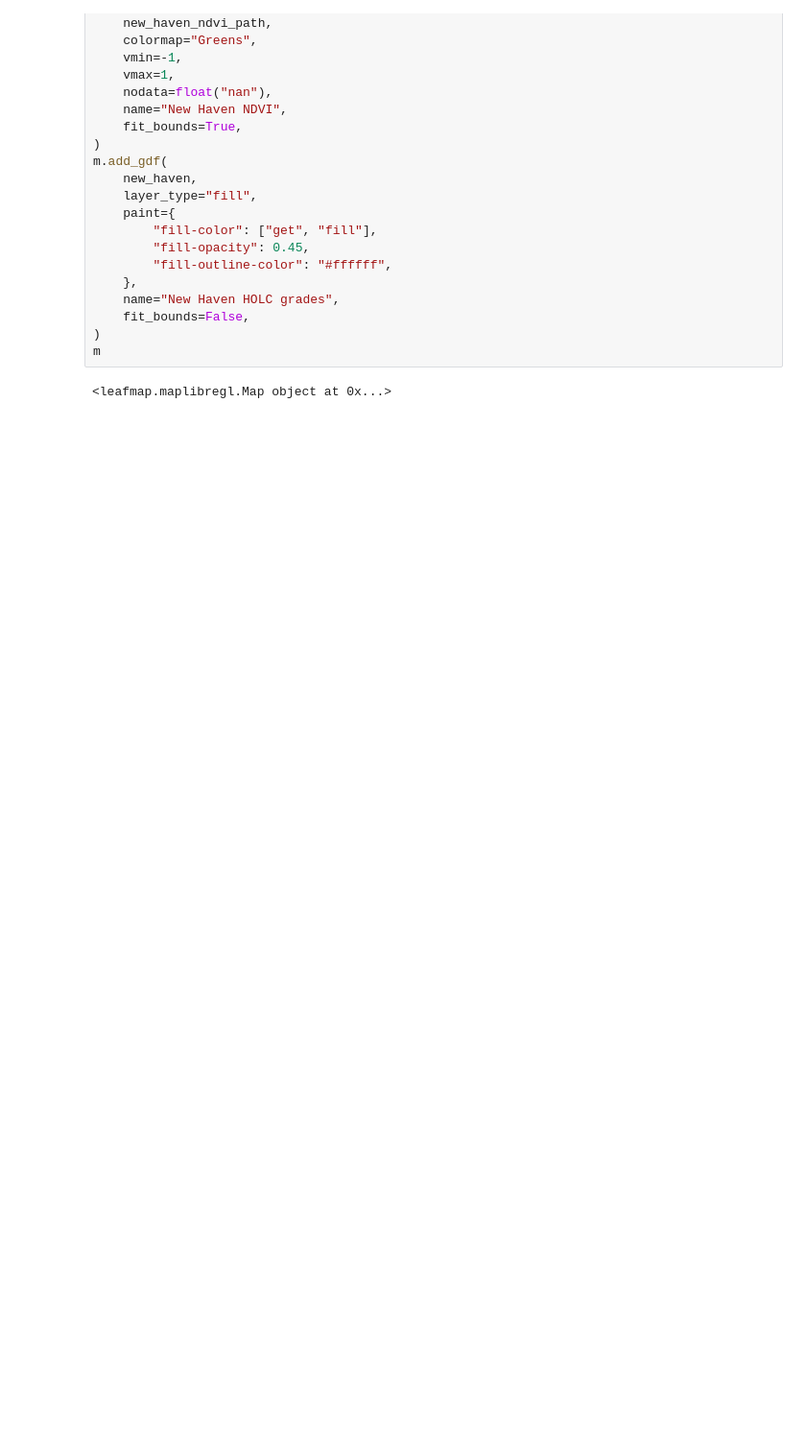
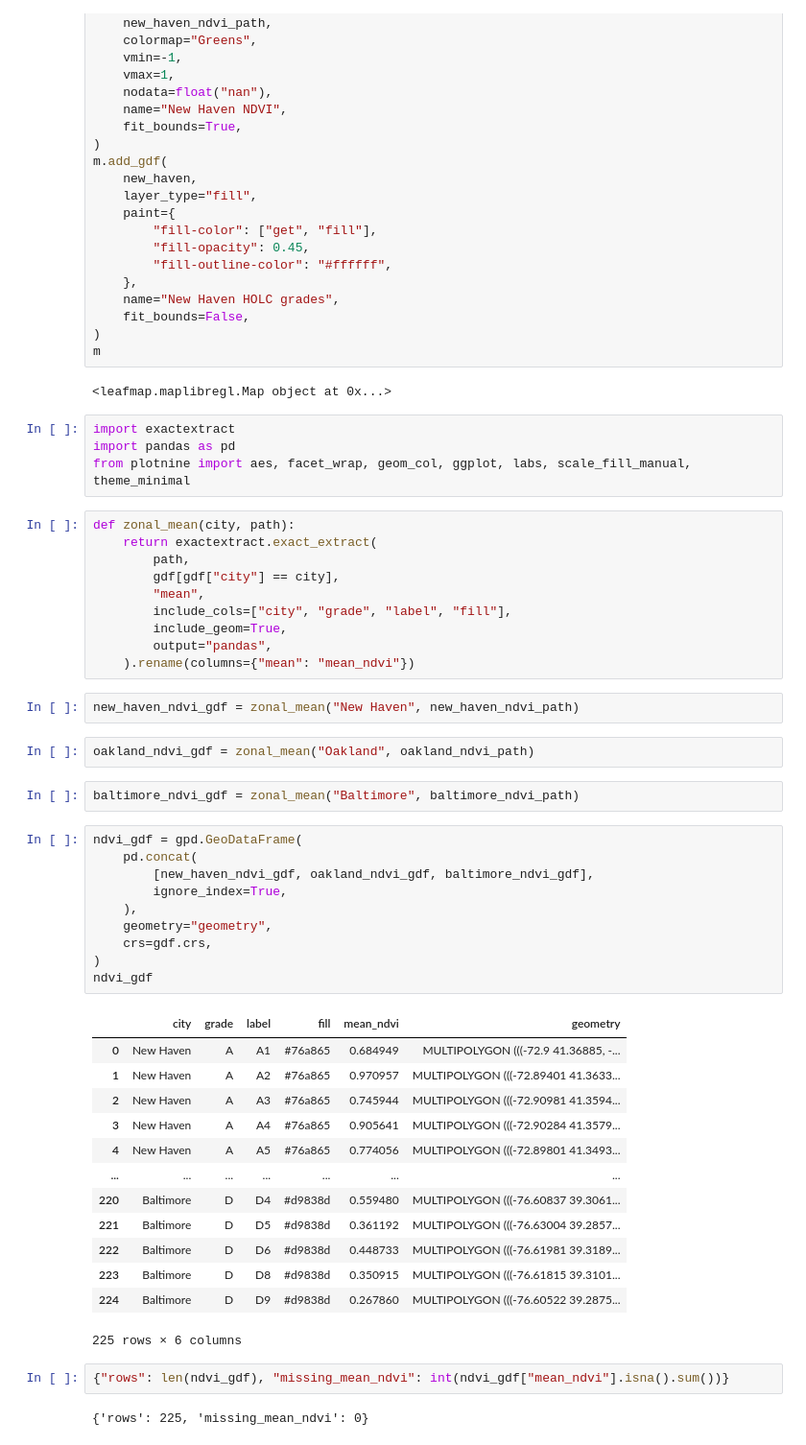
Before and after one commit to nureas-blip/Spatial-Repo, a Jupyter notebook: notebook.ipynb, the cells around one changed output. Shown at 96% size. Drawn from its saved outputs; the diff is of its cells as text; blank space fills up the shorter version.

```diff
--- a/notebook.ipynb
+++ b/notebook.ipynb
@@ -375,3 +376,51 @@ m.add_gdf(
 m
 # %% [output]
 <leafmap.maplibregl.Map object at 0x...>
+# %%
+import exactextract
+import pandas as pd
+from plotnine import aes, facet_wrap, geom_col, ggplot, labs, scale_fill_manual, theme_minimal
+# %%
+def zonal_mean(city, path):
+    return exactextract.exact_extract(
+        path,
+        gdf[gdf["city"] == city],
+        "mean",
+        include_cols=["city", "grade", "label", "fill"],
+        include_geom=True,
+        output="pandas",
+    ).rename(columns={"mean": "mean_ndvi"})
+# %%
+new_haven_ndvi_gdf = zonal_mean("New Haven", new_haven_ndvi_path)
+# %%
+oakland_ndvi_gdf = zonal_mean("Oakland", oakland_ndvi_path)
+# %%
+baltimore_ndvi_gdf = zonal_mean("Baltimore", baltimore_ndvi_path)
+# %%
+ndvi_gdf = gpd.GeoDataFrame(
+    pd.concat(
+        [new_haven_ndvi_gdf, oakland_ndvi_gdf, baltimore_ndvi_gdf],
+        ignore_index=True,
+    ),
+    geometry="geometry",
+    crs=gdf.crs,
+)
+ndvi_gdf
+# %% [output]
+|  | city | grade | label | fill | mean_ndvi | geometry |
+| 0 | New Haven | A | A1 | #76a865 | 0.684949 | MULTIPOLYGON (((-72.9 41.36885, -... |
+| 1 | New Haven | A | A2 | #76a865 | 0.970957 | MULTIPOLYGON (((-72.89401 41.3633... |
+| 2 | New Haven | A | A3 | #76a865 | 0.745944 | MULTIPOLYGON (((-72.90981 41.3594... |
+| 3 | New Haven | A | A4 | #76a865 | 0.905641 | MULTIPOLYGON (((-72.90284 41.3579... |
+| 4 | New Haven | A | A5 | #76a865 | 0.774056 | MULTIPOLYGON (((-72.89801 41.3493... |
+| ... | ... | ... | ... | ... | ... | ... |
+| 220 | Baltimore | D | D4 | #d9838d | 0.559480 | MULTIPOLYGON (((-76.60837 39.3061... |
+| 221 | Baltimore | D | D5 | #d9838d | 0.361192 | MULTIPOLYGON (((-76.63004 39.2857... |
+| 222 | Baltimore | D | D6 | #d9838d | 0.448733 | MULTIPOLYGON (((-76.61981 39.3189... |
+| 223 | Baltimore | D | D8 | #d9838d | 0.350915 | MULTIPOLYGON (((-76.61815 39.3101... |
+| 224 | Baltimore | D | D9 | #d9838d | 0.267860 | MULTIPOLYGON (((-76.60522 39.2875... |
+225 rows × 6 columns
+# %%
+{"rows": len(ndvi_gdf), "missing_mean_ndvi": int(ndvi_gdf["mean_ndvi"].isna().sum())}
+# %% [output]
+{'rows': 225, 'missing_mean_ndvi': 0}
```
Also changed, not shown: parts of 11 cells of this notebook, 3 other files.
